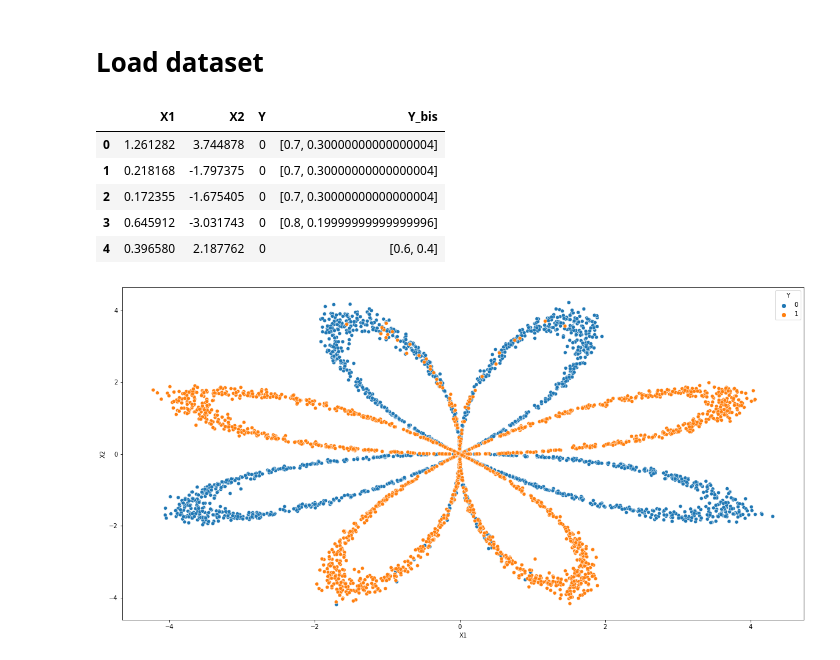
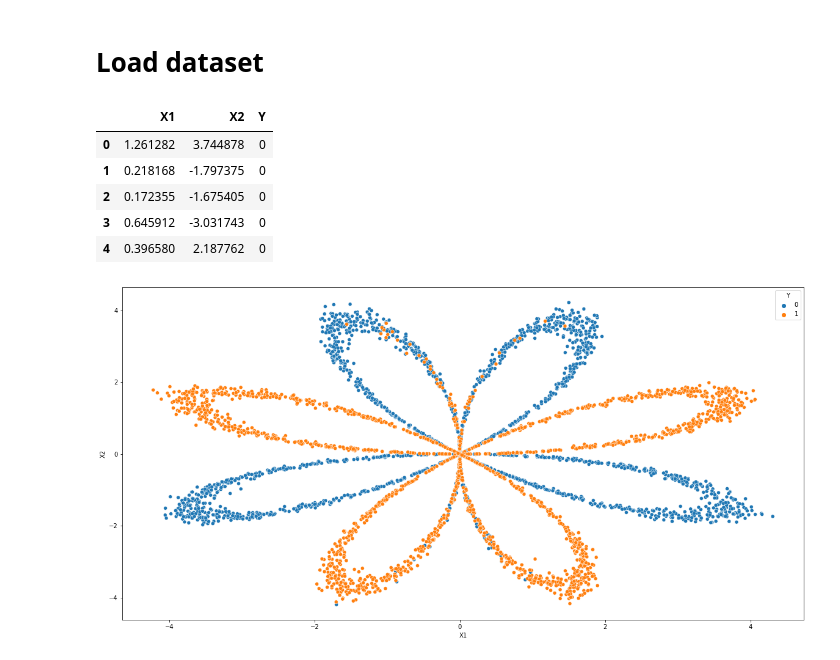
Before and after one commit to comeRodriguez/self_learning_with_venn_abers_predictors, a Jupyter notebook: notebooks/learn_from_intervals_nn.ipynb, the cells around one changed output. Saved outputs shown, nothing was run; the diff lists cells and outputs as text; code cells hidden in the pictures.

```diff
--- a/notebooks/learn_from_intervals_nn.ipynb
+++ b/notebooks/learn_from_intervals_nn.ipynb
@@ -54,16 +47,15 @@ def create_label_for_kld(label):
 # %%
 X, Y = load_planar_dataset(n_example=4000)
 df = pd.DataFrame(X, columns=["X1", "X2"])
 df["Y"] = Y
-df["Y_bis"] = df["Y"].apply(create_label_for_kld)
 df.head()
 # %% [output]
-|  | X1 | X2 | Y | Y_bis |
-| 0 | 1.261282 | 3.744878 | 0 | [0.7, 0.30000000000000004] |
-| 1 | 0.218168 | -1.797375 | 0 | [0.7, 0.30000000000000004] |
-| 2 | 0.172355 | -1.675405 | 0 | [0.7, 0.30000000000000004] |
-| 3 | 0.645912 | -3.031743 | 0 | [0.8, 0.19999999999999996] |
-| 4 | 0.396580 | 2.187762 | 0 | [0.6, 0.4] |
+|  | X1 | X2 | Y |
+| 0 | 1.261282 | 3.744878 | 0 |
+| 1 | 0.218168 | -1.797375 | 0 |
+| 2 | 0.172355 | -1.675405 | 0 |
+| 3 | 0.645912 | -3.031743 | 0 |
+| 4 | 0.396580 | 2.187762 | 0 |
 # %%
 plt.figure(figsize=(20, 10))
 sns.scatterplot(data=df, x="X1", y="X2", hue="Y")
```
Also changed, not shown: parts of 16 cells of this notebook, 2 other files.
